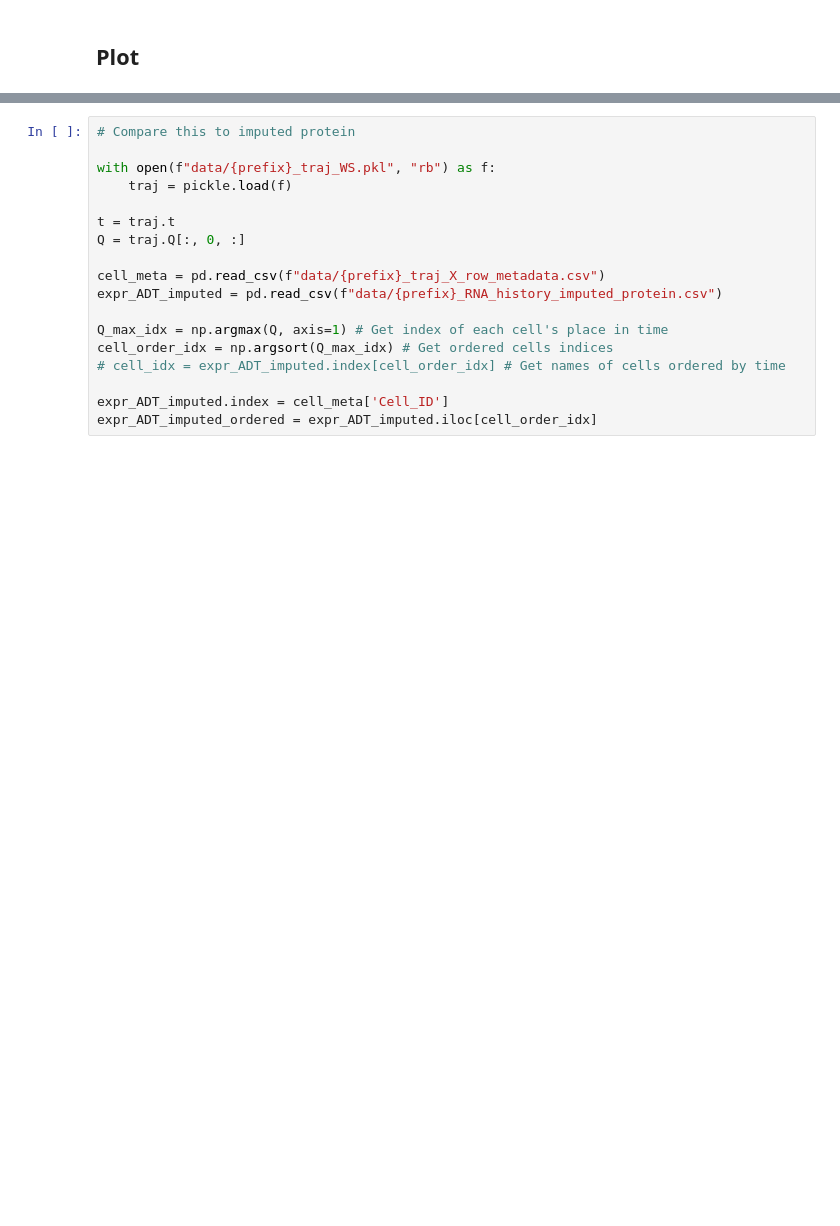
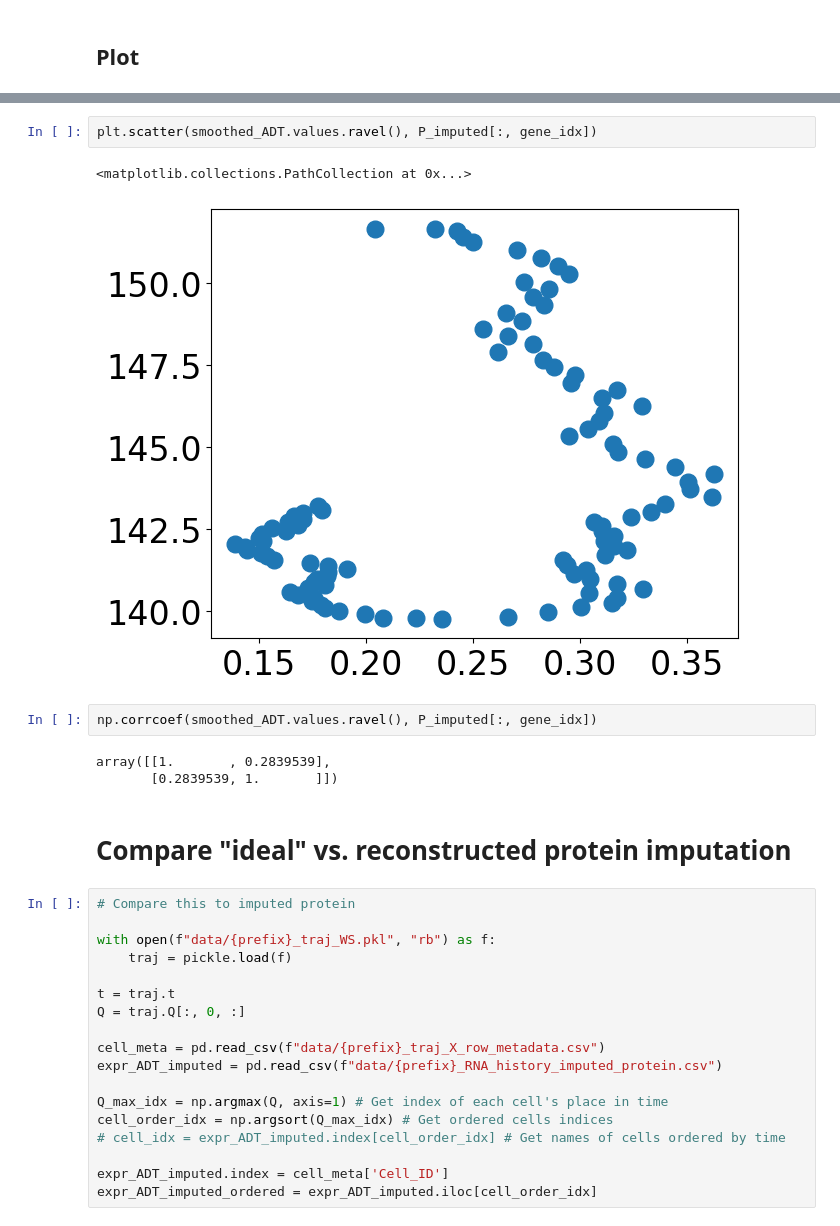
Before and after one commit to reliscu/chronocell_janssens_2025_preprint, a Jupyter notebook: 09_impute_protein_ideal.ipynb, the cells around one changed output, grey strips where cells are left out. Saved outputs shown, nothing was run; the diff lists cells and outputs as text; blank space fills up the shorter version.

```diff
--- a/09_impute_protein_ideal.ipynb
+++ b/09_impute_protein_ideal.ipynb
@@ -261,3 +325,15 @@ plt.ylim((80, 110))
+# %%
+plt.scatter(smoothed_ADT.values.ravel(), P_imputed[:, gene_idx])
+# %% [output]
+<matplotlib.collections.PathCollection at 0x...>
+[figure, added]
+# %%
+np.corrcoef(smoothed_ADT.values.ravel(), P_imputed[:, gene_idx])
+# %% [output]
+array([[1.       , 0.2839539],
+       [0.2839539, 1.       ]])
+# %% [markdown]
+# Compare "ideal" vs. reconstructed protein imputation
 # %%
 # Compare this to imputed protein
 
```
Also changed, not shown: parts of 26 cells of this notebook, 2 other files.
